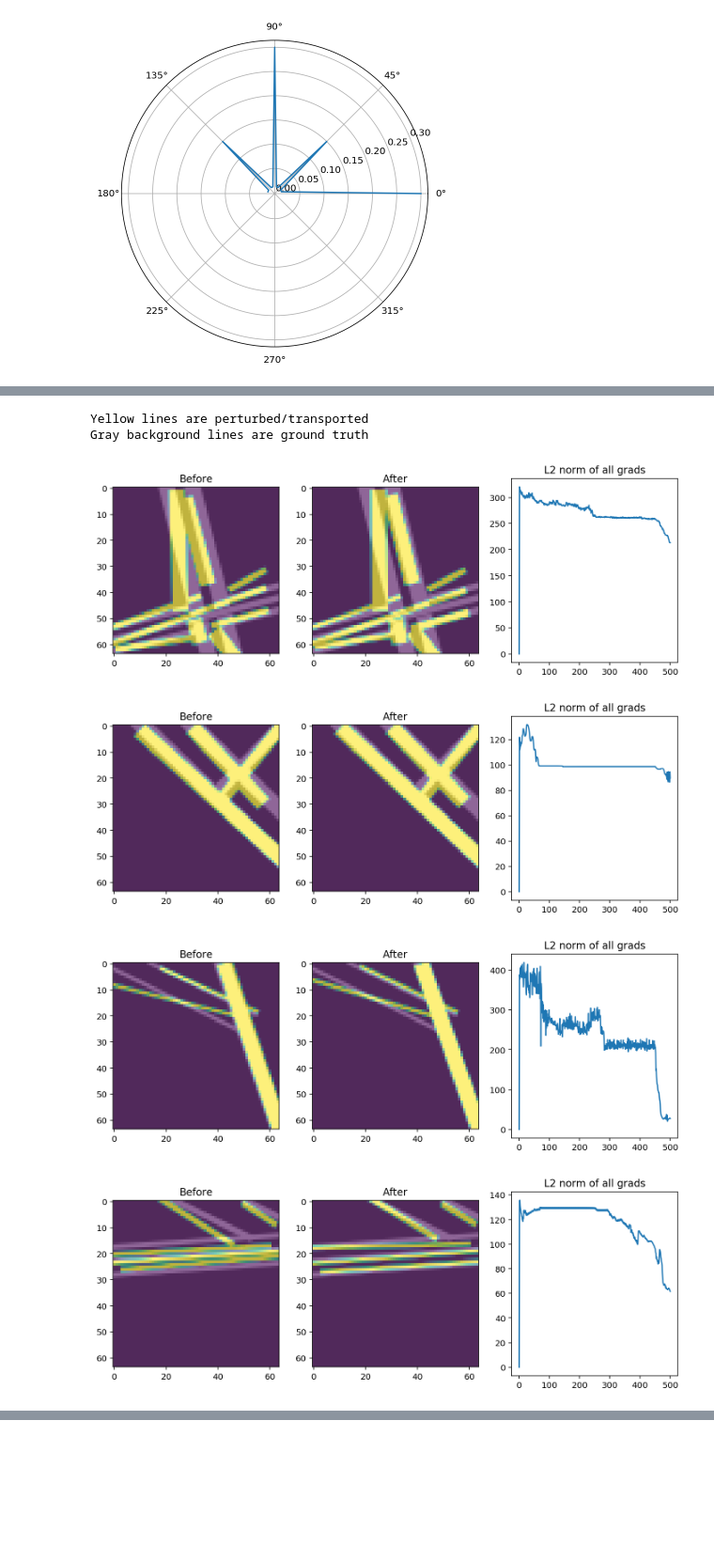
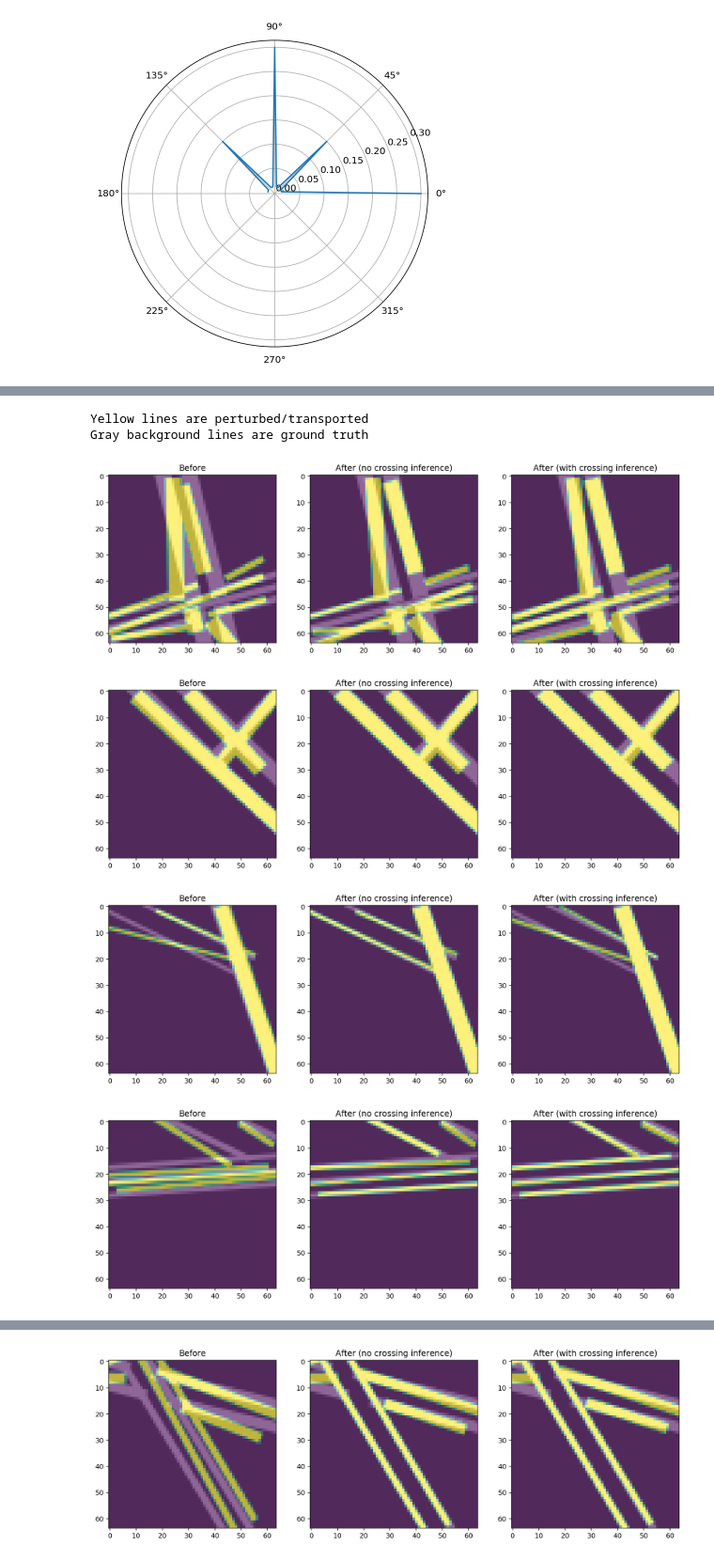
Before and after one commit to apnkv/optimization_vectorization, a Jupyter notebook: handcrafted.ipynb, the cells around one changed output, grey strips where cells are left out. Shown at 94% size. Cells and saved outputs as stored; diff of their text form; code cells hidden in the pictures; blank space fills up the shorter version.

Commit message:
Implemented line crossing inference model

```diff
--- a/handcrafted.ipynb
+++ b/handcrafted.ipynb
@@ -121,0 +128,11 @@ DEVICE = 'cuda' if torch.cuda.is_available() else 'cpu'
+# %%
+import warnings
+warnings.filterwarnings("ignore")
+data = [syn_dataset[i] for i in range(15000)]
+# %%
+for i, sample in enumerate(data):
+    data[i]['raster'] = 1 - sample['raster']
+    vectors = sample['vector'][PrimitiveType.PT_LINE]
+    vectors = vectors[vectors.sum(axis=1) != 0][:, :5]
+    data[i]['crossing_raster'] = SyntheticPatch.from_lines(vectors, default_line_rgba=(1., 1., 1., 0.5)).get_image()
+    data[i]['crossing_raster'] /= np.max(sample['crossing_raster'])
@@ -121,0 +163,5 @@ DEVICE = 'cuda' if torch.cuda.is_available() else 'cpu'
+# %%
+model.train(False)
+raster = torch.from_numpy(data[500]['raster']).unsqueeze(dim=0).unsqueeze(dim=1).to(DEVICE)
+pic = model.forward(raster).detach().cpu().numpy()
+plt.imshow(pic[0][0])
@@ -127,45 +181,60 @@ perturber = LinePerturbationPipe(
 
 renderer = Renderer((64, 64), dtype=torch.float32, device=DEVICE)
 
 print('Yellow lines are perturbed/transported')
 print('Gray background lines are ground truth')
 
-for random_seed in range(10):
+model.train(False)
+
+for random_seed in range(20):
     sample = syn_dataset[random_seed]
 
     vectors = sample['vector'][PrimitiveType.PT_LINE]
     vectors = vectors[vectors.sum(axis=1) != 0][:, :5]
 
     perturbed_lines = perturber.transform(vectors)
     perturbed_batch = wrap_lines_into_numpy_batch(perturbed_lines)
     image = 1 - sample['raster']
     raster_coords, raster_masses = get_pixel_coords_and_density(image)
     grads = []
     optimized, steps = optimize_line_batch(torch.from_numpy(perturbed_batch).to(DEVICE),
                                            raster_coords, raster_masses, return_batches_by_step=True, image=image,
-                                           lr=0.1, n_iters=500, coord_only_steps=450, width_lr=0.2, ot=1., mse=0.5, grads=grads)
+                                           lr=0.5, n_iters=250, coord_only_steps=200, width_lr=0.2, ot=1., bce=0.5, grads=grads)
     optimized = optimized.detach().cpu()
 
-    plt.figure(figsize=(12, 4))
+    image = torch.from_numpy(1 - sample['raster']).unsqueeze(dim=0).unsqueeze(dim=1)
+    image = model.forward(image.to(DEVICE)).detach().cpu().numpy()[0][0]
+    raster_coords, raster_masses = get_pixel_coords_and_density(image)
+    grads_cross = []
+    optimized_cross, steps_cross = optimize_line_batch(torch.from_numpy(perturbed_batch).to(DEVICE),
+                                                       raster_coords, raster_masses, return_batches_by_step=True, image=image,
+                                                       lr=0.5, n_iters=250, coord_only_steps=200, width_lr=0.2, ot=1., bce=0.5, grads=grads_cross)
+    optimized_cross = optimized_cross.detach().cpu()
+
+    plt.figure(figsize=(15, 5))
     plt.subplot(1, 3, 1)
     plt.title('Before')
-    plt.imshow(image, cmap='gray', alpha=0.6)
+    plt.imshow(1 - sample['raster'], cmap='gray', alpha=0.6)
     plt.imshow(SyntheticPatch.from_lines(perturbed_lines).get_image(), alpha=0.6)
     plt.subplot(1, 3, 2)
-    plt.title('After')
-    plt.imshow(image, cmap='gray', alpha=0.6)
+    plt.title('After (no crossing inference)')
+    plt.imshow(1 - sample['raster'], cmap='gray', alpha=0.6)
     plt.imshow(SyntheticPatch.from_lines(torch_to_synthetic_lines(optimized[0])).get_image(), alpha=0.6)
     plt.subplot(1, 3, 3)
-    plt.title('L2 norm of all grads')
-    grad_norms = []
-    for grad in grads:
-        grad_norms.append(torch.sqrt((grad * grad).sum()))
-    plt.plot(grad_norms)
+    plt.title('After (with crossing inference)')
+    plt.imshow(1 - sample['raster'], cmap='gray', alpha=0.6)
+    plt.imshow(SyntheticPatch.from_lines(torch_to_synthetic_lines(optimized_cross[0])).get_image(), alpha=0.6)
+#     plt.subplot(1, 5, 4)
+#     plt.title('L2 norm of grads (crossings)')
+#     grad_norms = []
+#     for grad in grads_cross:
+#         grad_norms.append(torch.sqrt((grad * grad).sum()))
+#     plt.plot(grad_norms)
     plt.show()
 # %% [output]
 Yellow lines are perturbed/transported
 Gray background lines are ground truth
-[figure, old version]
+[figure, new version]
-[figure, old version]
+[figure, new version]
-[figure, old version]
+[figure, new version]
-[figure, old version]
+[figure, new version]
@@ -177,0 +247 @@ Gray background lines are ground truth
+[figure, added]
```
Also changed, not shown: parts of 6 cells of this notebook, 2 other files.
